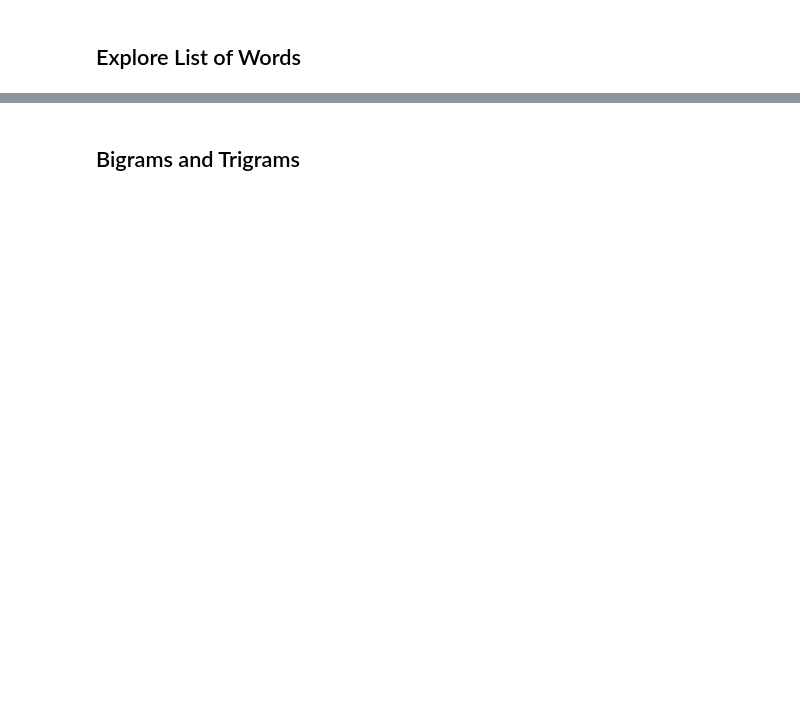
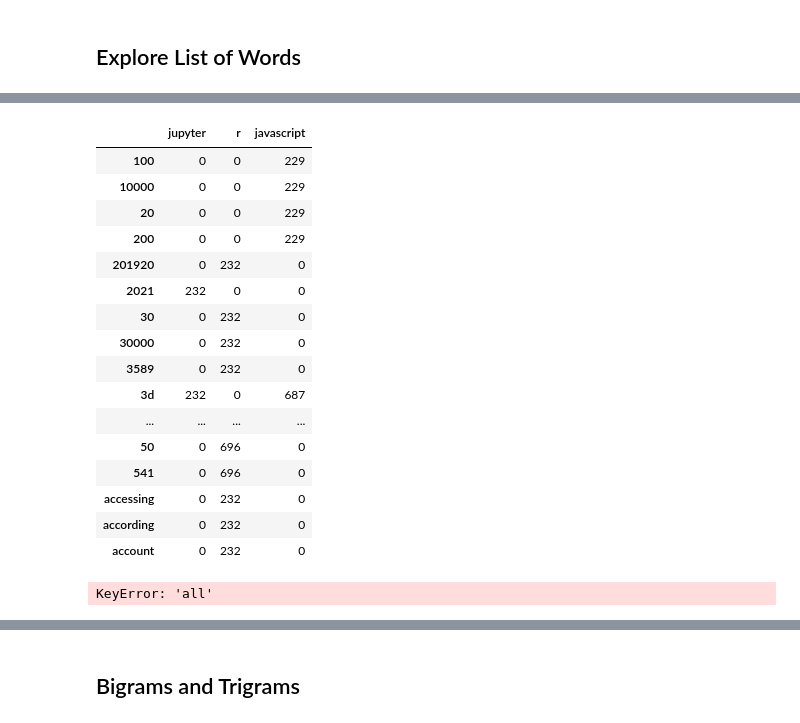
Before and after one commit to CSolitaire/side_projects, a Jupyter notebook: Web Scrapper Project.ipynb, the cells around one changed output, grey strips where cells are left out. Drawn from its saved outputs; the diff is of its cells as text; code cells hidden in the pictures; blank space fills up the shorter version.

```diff
--- a/Web Scrapper Project.ipynb
+++ b/Web Scrapper Project.ipynb
@@ -117,29 +312,68 @@ all_freq = pd.Series(all_words.split()).value_counts()
 # %%
 # Dataframe to compare most frequent words
 
-word_counts = (pd.concat([all_freq, python_freq, jupyter_freq, r_freq, typescript_freq, javascript_freq, batchfile_freq], axis=1, sort=True)
-               .set_axis(['all', 'python', 'jupyter', 'r', 'typescript', 'javascript', 'batchfile'], axis=1, inplace=False)
+# word_counts = (pd.concat([all_freq, python_freq, jupyter_freq, r_freq, typescript_freq, javascript_freq, batchfile_freq], axis=1, sort=True)
+#                .set_axis(['all', 'python', 'jupyter', 'r', 'typescript', 'javascript', 'batchfile'], axis=1, inplace=False)
+#                .fillna(0)
+#                .apply(lambda s: s.astype(int))
+#               )
+
+# word_counts.head(20)
+
+word_counts = (pd.concat([jupyter_freq, r_freq, javascript_freq], axis=1, sort=True)
+               .set_axis(['jupyter', 'r', 'javascript'], axis=1, inplace=False)
                .fillna(0)
                .apply(lambda s: s.astype(int))
               )
 
 word_counts.head(20)
+# %% [output]
+|  | jupyter | r | javascript |
+| 100 | 0 | 0 | 229 |
+| 10000 | 0 | 0 | 229 |
+| 20 | 0 | 0 | 229 |
+| 200 | 0 | 0 | 229 |
+| 201920 | 0 | 232 | 0 |
+| 2021 | 232 | 0 | 0 |
+| 30 | 0 | 232 | 0 |
+| 30000 | 0 | 232 | 0 |
+| 3589 | 0 | 232 | 0 |
+| 3d | 232 | 0 | 687 |
+| ... | ... | ... | ... |
+| 50 | 0 | 696 | 0 |
+| 541 | 0 | 696 | 0 |
+| accessing | 0 | 232 | 0 |
+| according | 0 | 232 | 0 |
+| account | 0 | 232 | 0 |
 # %%
-# visualize the percentage of the term in tech vs. sports vs. entertainment
-(word_counts.assign(p_python = word_counts.python/word_counts['all'],
-                   p_jupyter = word_counts.jupyter/word_counts['all'],
+# visualize the percentage of the term in jupyter, r, javascript
+# (word_counts.assign(p_python = word_counts.python/word_counts['all'],
+#                    p_jupyter = word_counts.jupyter/word_counts['all'],
+#                    p_r = word_counts.r/word_counts['all'],
+#                    p_typescript = word_counts.typescript/word_counts['all'],
+#                    p_javascript = word_counts.javascript/word_counts['all'],
+#                    p_batchfile = word_counts.batchfile/word_counts['all'])
+#  .sort_values(by='all')[['p_python', 'p_jupyter', 'p_r','p_typescript','p_javascript','p_batchfile']]
+#  .tail(20)
+#  .sort_values('p_jupyter')
+#  .plot.barh(stacked=True, figsize = (20,10))
+# )
+
+# plt.title("Proportion of 20 most common keywords in GitHub Geology README Files", fontsize = 20)
+# plt.show()
+(word_counts.assign(p_jupyter = word_counts.jupyter/word_counts['all'],
                    p_r = word_counts.r/word_counts['all'],
-                   p_typescript = word_counts.typescript/word_counts['all'],
-                   p_javascript = word_counts.javascript/word_counts['all'],
-                   p_batchfile = word_counts.batchfile/word_counts['all'])
- .sort_values(by='all')[['p_python', 'p_jupyter', 'p_r','p_typescript','p_javascript','p_batchfile']]
+                   p_javascript = word_counts.javascript/word_counts['all'])
+ .sort_values(by='all')[['p_jupyter', 'p_r','p_javascript']]
  .tail(20)
- .sort_values('p_python')
+ .sort_values('p_jupyter')
  .plot.barh(stacked=True, figsize = (20,10))
 )
 
 plt.title("Proportion of 20 most common keywords in GitHub Geology README Files", fontsize = 20)
 plt.show()
+# %% [output]
+KeyError: 'all'
 # %%
 # Wordcloud python
 plt.figure(figsize=(10,10))
```
Also changed, not shown: parts of 14 cells of this notebook, 1 other file.
